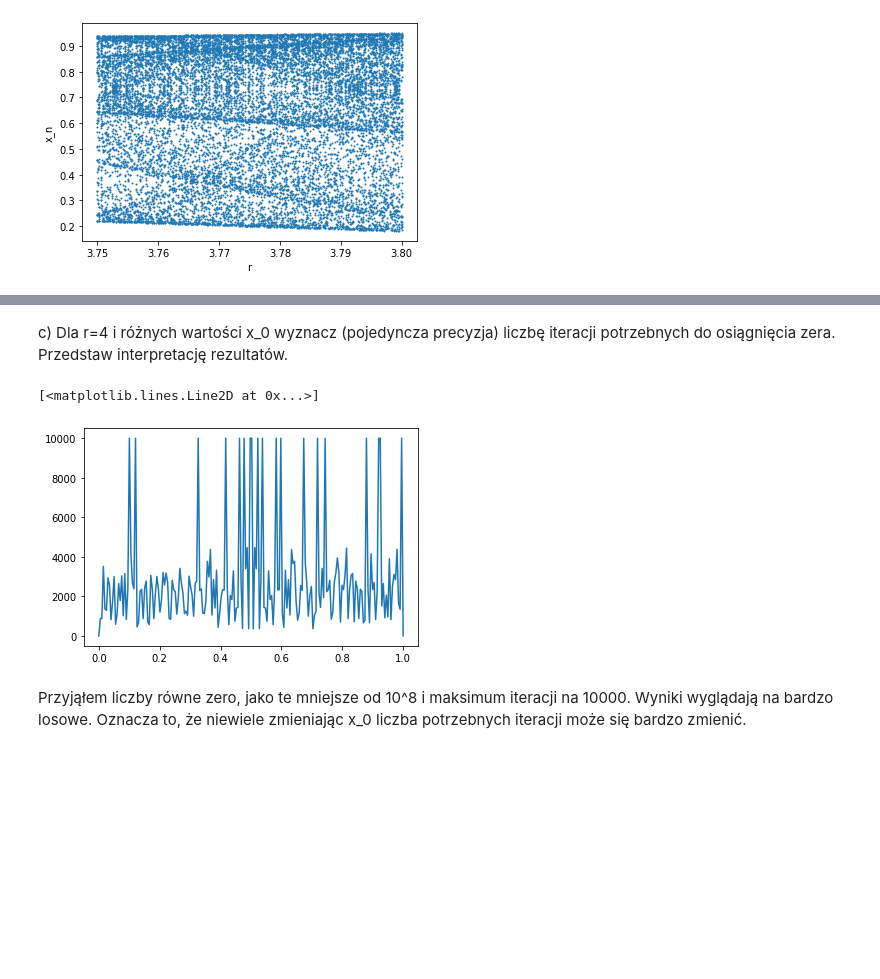
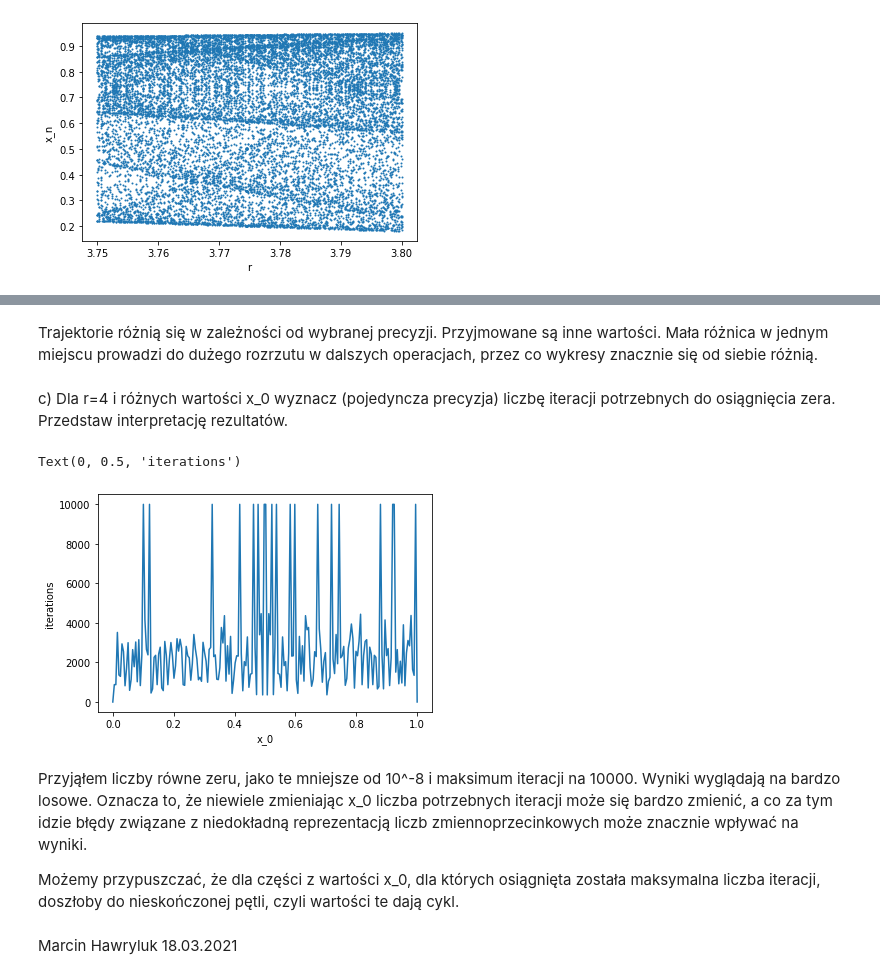
Before and after one commit to mhawryluk/mownit, a Jupyter notebook: lab1/lab1.ipynb, the cells around one changed output, grey strips where cells are left out. Cells and saved outputs as stored; diff of their text form; code cells hidden in the pictures; blank space fills up the shorter version.

```diff
--- a/lab1/lab1.ipynb
+++ b/lab1/lab1.ipynb
@@ -340,3 +361,5 @@ W obydwu przypadkach trajektorie są porównywalne.
+# %% [markdown]
+Trajektorie różnią się w zależności od wybranej precyzji. Przyjmowane są inne wartości. Mała różnica w jednym miejscu prowadzi do dużego rozrzutu w dalszych operacjach, przez co wykresy znacznie się od siebie różnią.
 # %% [markdown]
 c)  Dla r=4  i  różnych  wartości x_0 wyznacz  (pojedyncza  precyzja)  liczbę  iteracji potrzebnych do osiągnięcia zera. Przedstaw interpretację rezultatów.
 # %%
@@ -348,10 +371,16 @@ def iterations_til_zero(r, x_0):
         x = float32(4*x*(1-x))
     return i
 # %%
-xs = np.linspace(0,1,200, dtype=float32)
+xs = np.linspace(0, 1, 200, dtype=float32)
 plt.plot(xs, [iterations_til_zero(4, x) for x in xs])
+plt.xlabel("x_0")
+plt.ylabel("iterations")
 # %% [output]
-[<matplotlib.lines.Line2D at 0x...>]
+Text(0, 0.5, 'iterations')
-[figure, old version]
+[figure, new version]
 # %% [markdown]
-Przyjąłem liczby równe zero, jako te mniejsze od 10^8 i maksimum iteracji na 10000. Wyniki wyglądają na bardzo losowe. Oznacza to, że niewiele zmieniając x_0 liczba potrzebnych iteracji może się bardzo zmienić.
+Przyjąłem liczby równe zeru, jako te mniejsze od 10^-8 i maksimum iteracji na 10000. Wyniki wyglądają na bardzo losowe. Oznacza to, że niewiele zmieniając x_0 liczba potrzebnych iteracji może się bardzo zmienić, a co za tym idzie błędy związane z niedokładną reprezentacją liczb zmiennoprzecinkowych może znacznie wpływać na wyniki.
+
+Możemy przypuszczać, że dla części z wartości x_0, dla których osiągnięta została maksymalna liczba iteracji, doszłoby do nieskończonej pętli, czyli wartości te dają cykl.
+# %% [markdown]
+Marcin Hawryluk 18.03.2021
```
Also changed, not shown: parts of 10 cells of this notebook.
